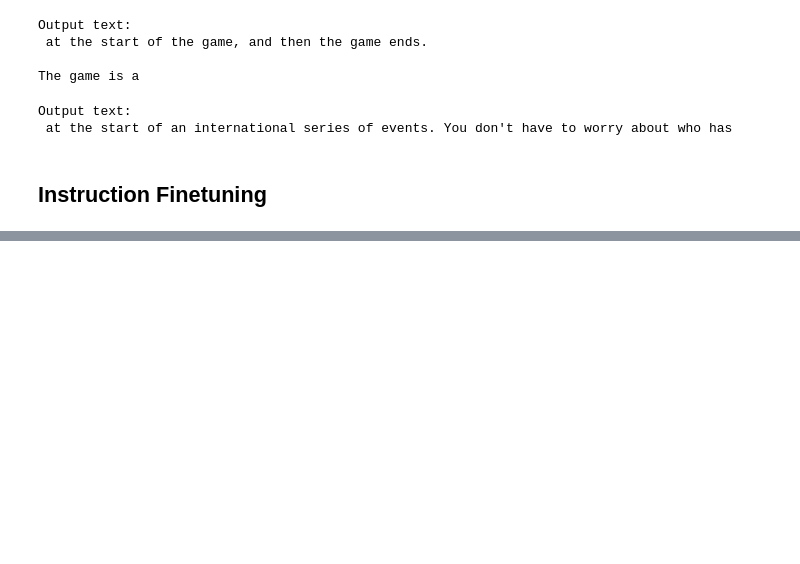
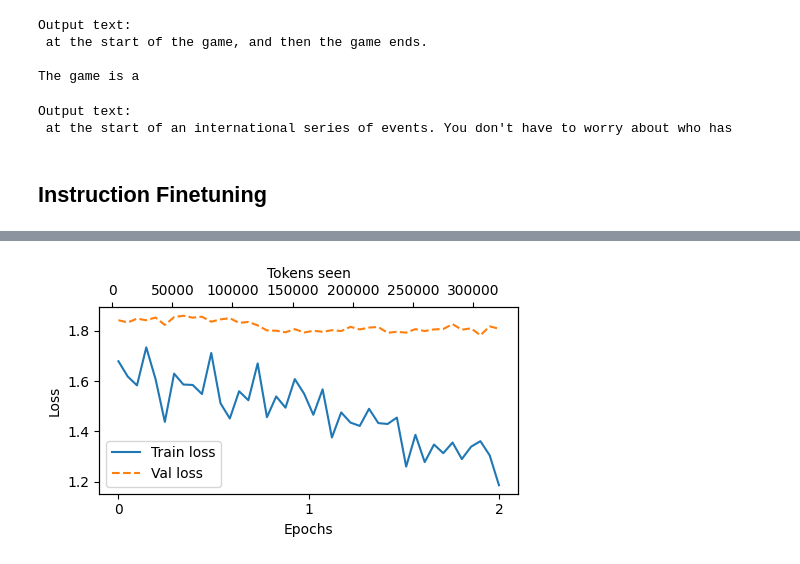
Before and after one commit to weikuo0506/CreateYourOwnLLM, a Jupyter notebook: FinetuneLLM.ipynb, the cells around one changed output, grey strips where cells are left out. Drawn from its saved outputs; the diff is of its cells as text; code cells hidden in the pictures; blank space fills up the shorter version.

Commit message:
fine tuned using 1000 QAs

```diff
--- a/FinetuneLLM.ipynb
+++ b/FinetuneLLM.ipynb
@@ -277,0 +331,5 @@ Output text:
+# %%
+n = len(data)
+train_data = data[:int(n * 0.85)]
+test_data = data[int(n * 0.85):int(n * 0.95)]
+val_data = data[int(n * 0.95):]
@@ -277,0 +344,5 @@ Output text:
+# %%
+print(len(train_dataset))
+print("Train loader:")
+for inputs, targets in train_loader:
+    print(inputs.shape, targets.shape)
@@ -277,0 +510,30 @@ Output text:
+# %%
+import torch
+import time
+from gpt2_v2 import train_model_simple, build_tokenizer
+
+torch.manual_seed(123)
+torch.set_num_threads(12)
+
+device = torch.device("cuda" if torch.cuda.is_available() else "cpu")
+optimizer = torch.optim.AdamW(model.parameters(), lr=5e-5, weight_decay=0.1)
+
+start_time = time.time()
+
+# FineTune the model
+num_epochs = 2
+train_losses, val_losses, tokens_seen = train_model_simple(
+    model=model,
+    train_loader=train_loader,
+    val_loader=val_loader,
+    optimizer=optimizer,
+    device=device,
+    num_epochs=num_epochs,
+    eval_freq=5,
+    eval_iter=5,
+    start_context=format_input(val_data[0]),
+    tokenizer=build_tokenizer()
+)
+
+elapsed = (time.time() - start_time) / 60
+print(f"Training completed in {elapsed:.2f} minutes.")
@@ -277,0 +558,7 @@ Output text:
+# %%
+from gpt2_v2 import plot_losses
+
+epochs_tensor = torch.linspace(0, num_epochs, len(train_losses))
+plot_losses(epochs_tensor, tokens_seen, train_losses, val_losses)
+# %% [output]
+[figure, added]
```
Also changed, not shown: parts of 16 cells of this notebook, 1 other file.
